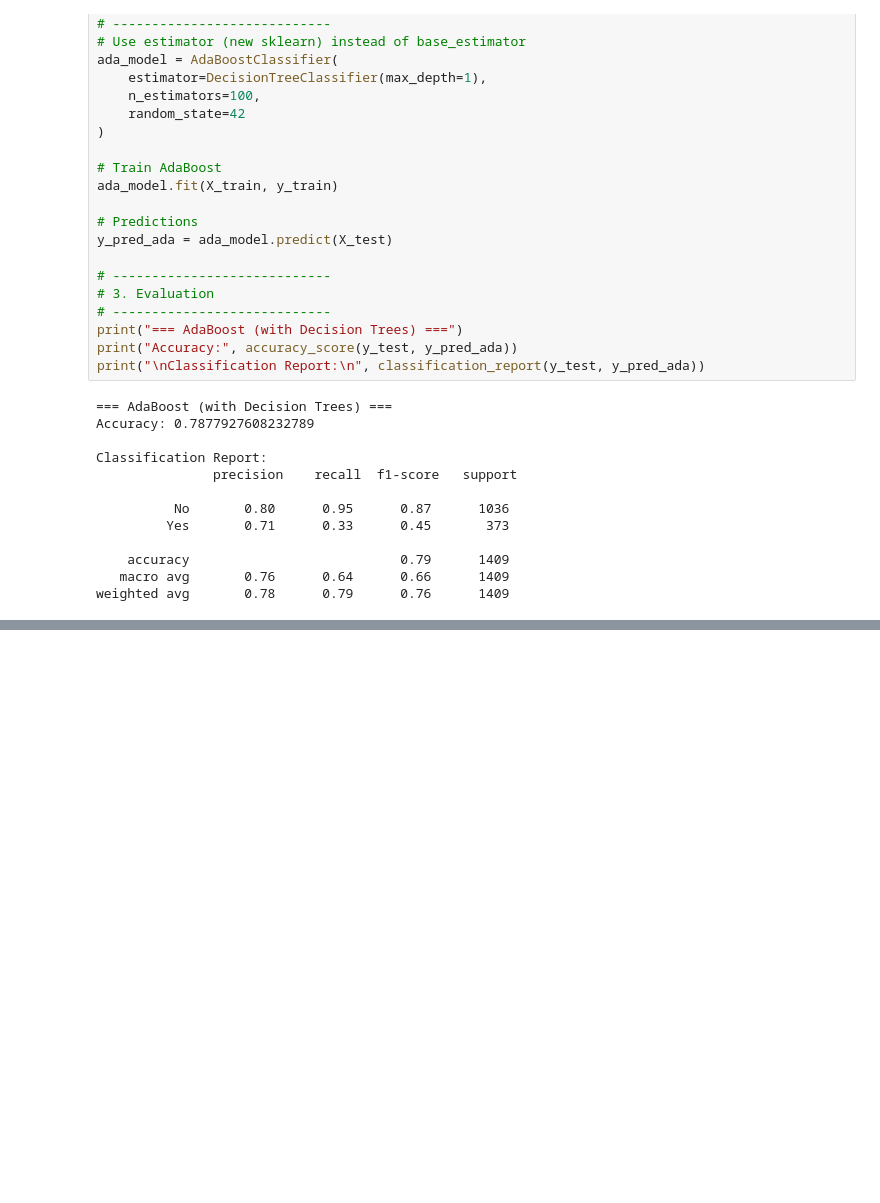
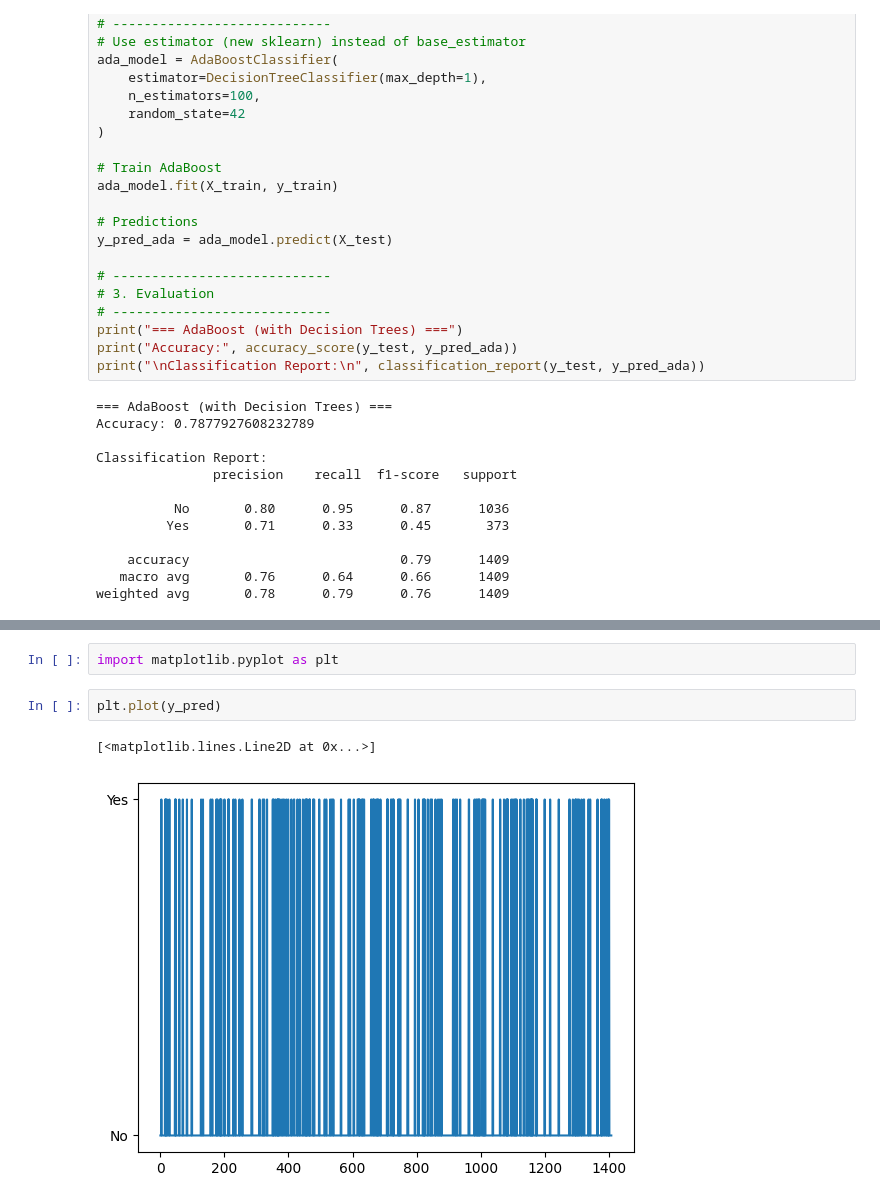
Before and after one commit to vivek41-glitch/customer_churn, a Jupyter notebook: customer_churn.ipynb, the cells around one changed output, grey strips where cells are left out. Drawn from its saved outputs; the diff is of its cells as text; blank space fills up the shorter version.

```diff
--- a/customer_churn.ipynb
+++ b/customer_churn.ipynb
@@ -269,2 +269,9 @@ Enter total charges:  40000
 Senior Citizen? (0 = No, 1 = Yes):  0
 Prediction: Yes (0 = Not Churn, 1 = Churn)
+# %%
+import matplotlib.pyplot as plt
+# %%
+plt.plot(y_pred)
+# %% [output]
+[<matplotlib.lines.Line2D at 0x...>]
+[figure, added]
```
Also changed, not shown: parts of 5 cells of this notebook.
